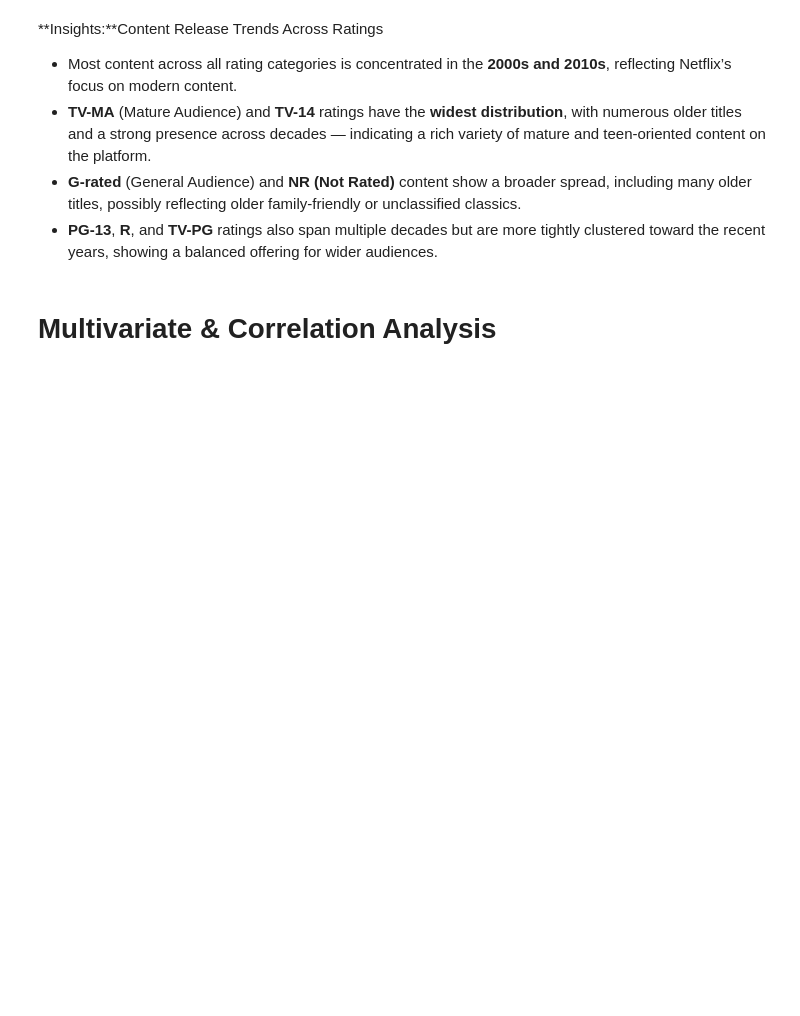
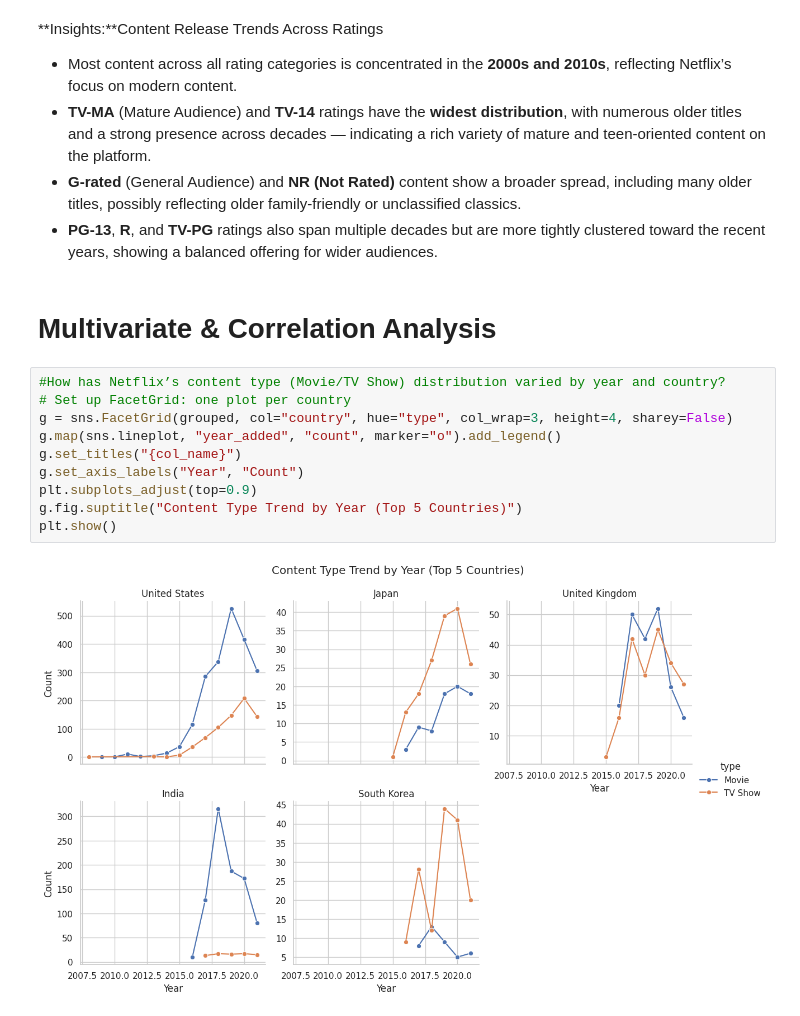
Before and after one commit to Priyanka2709/MaterialLogin, a Jupyter notebook: Netflix_Project_Dataset.ipynb, the cells around one changed output. Drawn from its saved outputs; the diff is of its cells as text; blank space fills up the shorter version.

```diff
--- a/Netflix_Project_Dataset.ipynb
+++ b/Netflix_Project_Dataset.ipynb
@@ -737,3 +737,15 @@ plt.show()
 *   **PG-13**, **R**, and **TV-PG** ratings also span multiple decades but are more tightly clustered toward the recent years, showing a balanced offering for wider audiences.
 # %% [markdown]
 # **Multivariate & Correlation Analysis**
+# %%
+#How has Netflix’s content type (Movie/TV Show) distribution varied by year and country?
+# Set up FacetGrid: one plot per country
+g = sns.FacetGrid(grouped, col="country", hue="type", col_wrap=3, height=4, sharey=False)
+g.map(sns.lineplot, "year_added", "count", marker="o").add_legend()
+g.set_titles("{col_name}")
+g.set_axis_labels("Year", "Count")
+plt.subplots_adjust(top=0.9)
+g.fig.suptitle("Content Type Trend by Year (Top 5 Countries)")
+plt.show()
+# %% [output]
+[figure, added]
```
Also changed, not shown: parts of 7 cells of this notebook.
